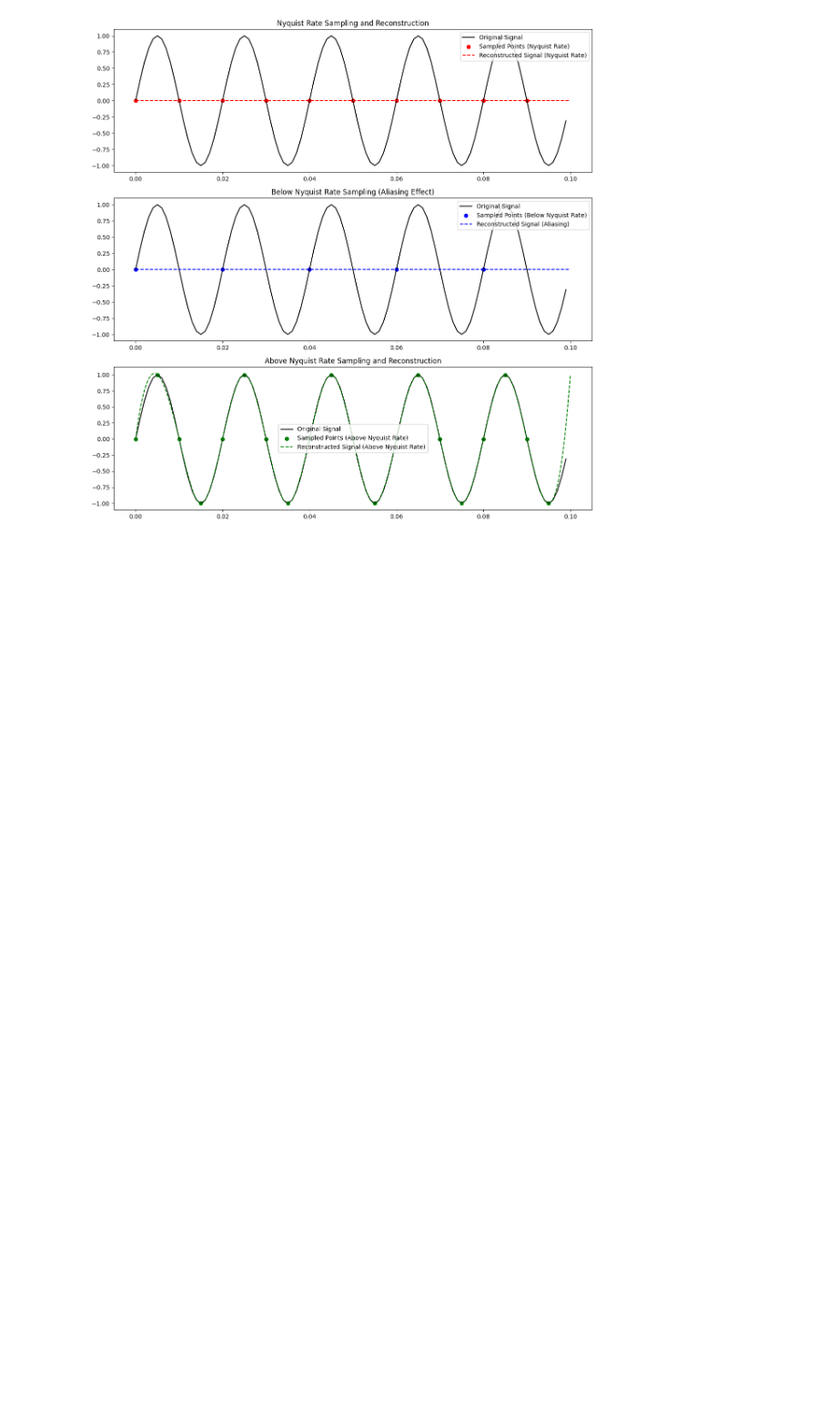
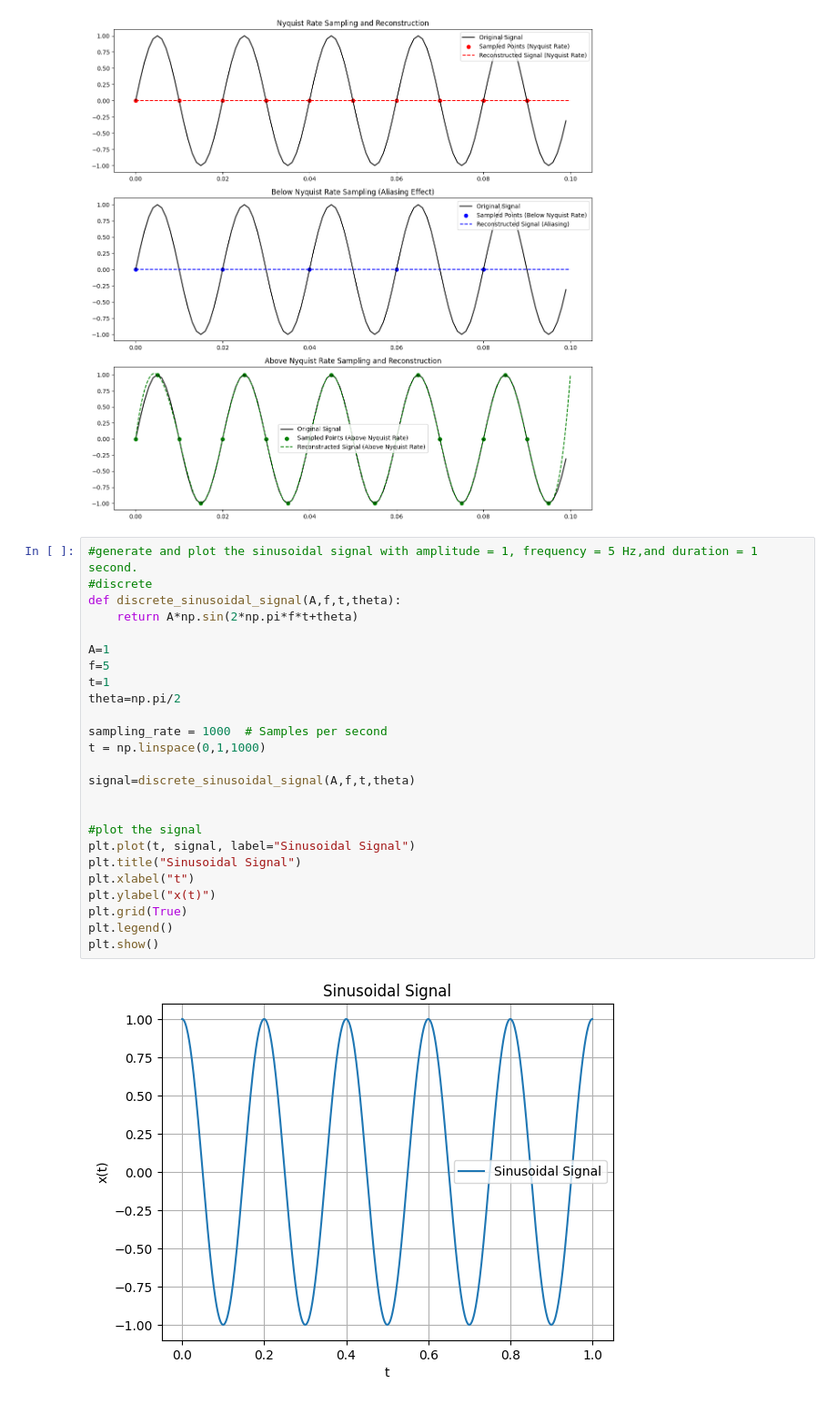
Before and after one commit to joshIsac/SpeechRecognition-, a Jupyter notebook: 2348523_Fundamentals_of_Signal_Processing.ipynb, the cells around one changed output. Shown: that part at 91% size. Drawn from its saved outputs; the diff is of its cells as text; blank space fills up the shorter version.

```diff
--- a/2348523_Fundamentals_of_Signal_Processing.ipynb
+++ b/2348523_Fundamentals_of_Signal_Processing.ipynb
@@ -300,3 +300,30 @@ plt.tight_layout()
 plt.show()
 # %% [output]
 [figure]
+# %%
+#generate and plot the sinusoidal signal with amplitude = 1, frequency = 5 Hz,and duration = 1 second.
+#discrete
+def discrete_sinusoidal_signal(A,f,t,theta):
+    return A*np.sin(2*np.pi*f*t+theta)
+
+A=1
+f=5
+t=1
+theta=np.pi/2
+
+sampling_rate = 1000  # Samples per second
+t = np.linspace(0,1,1000)
+
+signal=discrete_sinusoidal_signal(A,f,t,theta)
+
+
+#plot the signal
+plt.plot(t, signal, label="Sinusoidal Signal")
+plt.title("Sinusoidal Signal")
+plt.xlabel("t")
+plt.ylabel("x(t)")
+plt.grid(True)
+plt.legend()
+plt.show()
+# %% [output]
+[figure, added]
```
Also changed, not shown: parts of 2 cells of this notebook, 1 other file.
